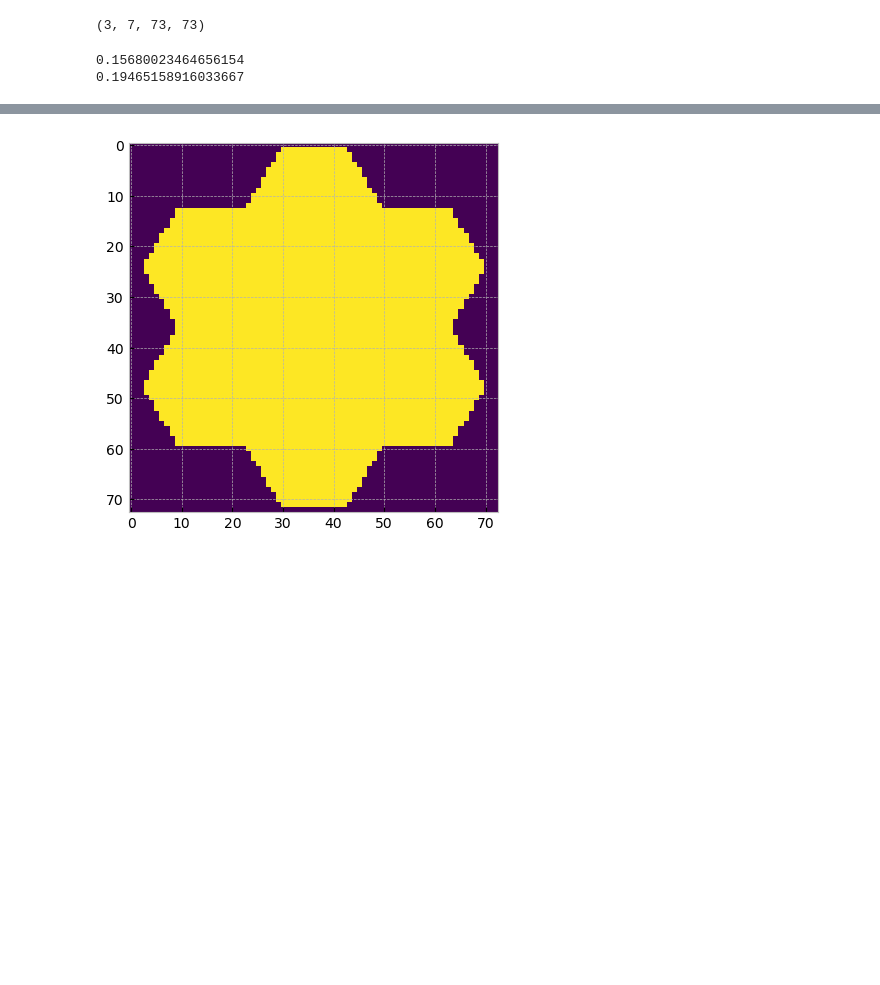
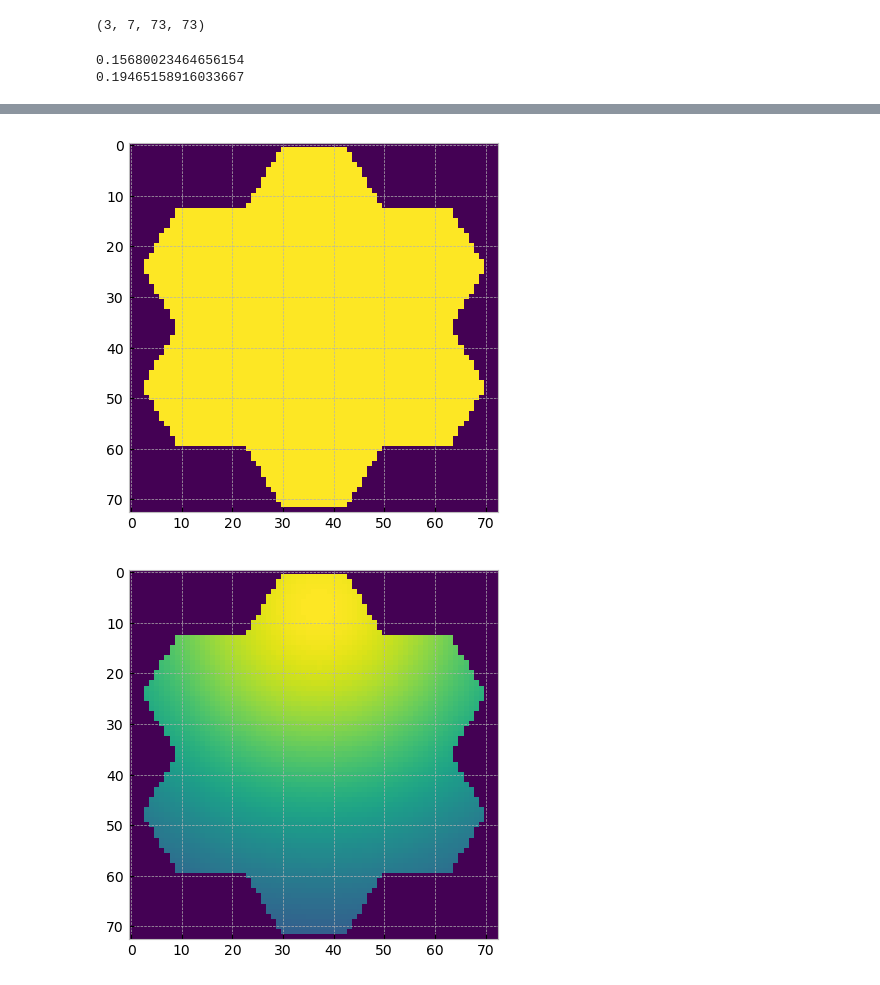
Before and after one commit to JamianStephan/AD-V2, a Jupyter notebook: AD_V2.ipynb, the cells around one changed output, grey strips where cells are left out. Saved outputs shown, nothing was run; the diff lists cells and outputs as text; code cells hidden in the pictures; blank space fills up the shorter version.

```diff
--- a/AD_V2.ipynb
+++ b/AD_V2.ipynb
@@ -220,16 +219,19 @@ print(np.shape(analysis.output['PSFs']))
 # %%
 plt.figure()
 plt.imshow(analysis.output['aligned_PSFs'][-1][0])
 plt.figure()
 plt.imshow(analysis.output['PSFs'][-1][0])
 plt.figure()
 plt.imshow(analysis.output['aperture'])
+plt.figure()
+plt.imshow(analysis.output['PSFs_through_aperture'][-1][0])
 
 print(analysis.output['raw_transmissions'][-1][0])
 print(analysis.output['no_AD_transmissions'][-1][0])
 # %% [output]
 0.15680023464656154
 0.19465158916033667
 [figure]
 [figure]
 [figure]
+[figure, added]
```
Also changed, not shown: parts of 3 cells of this notebook, 1 other file.
